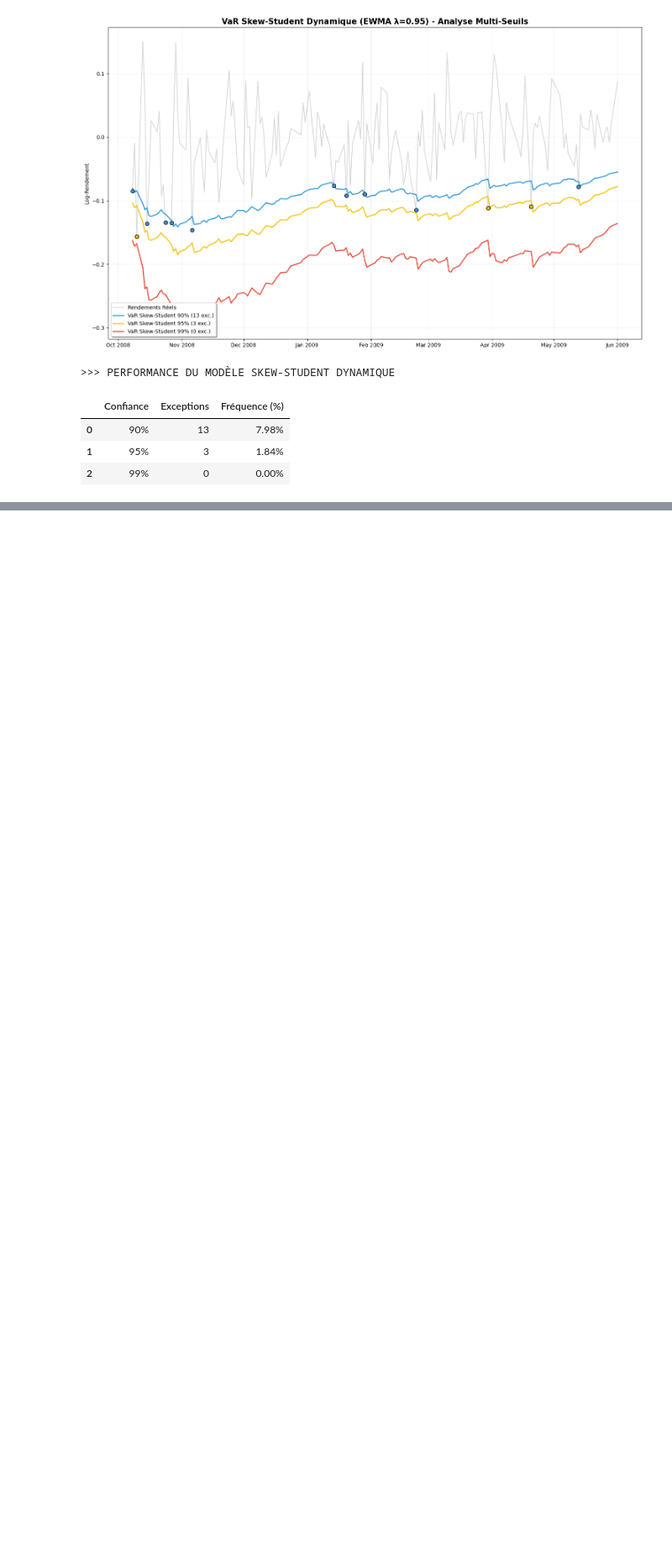
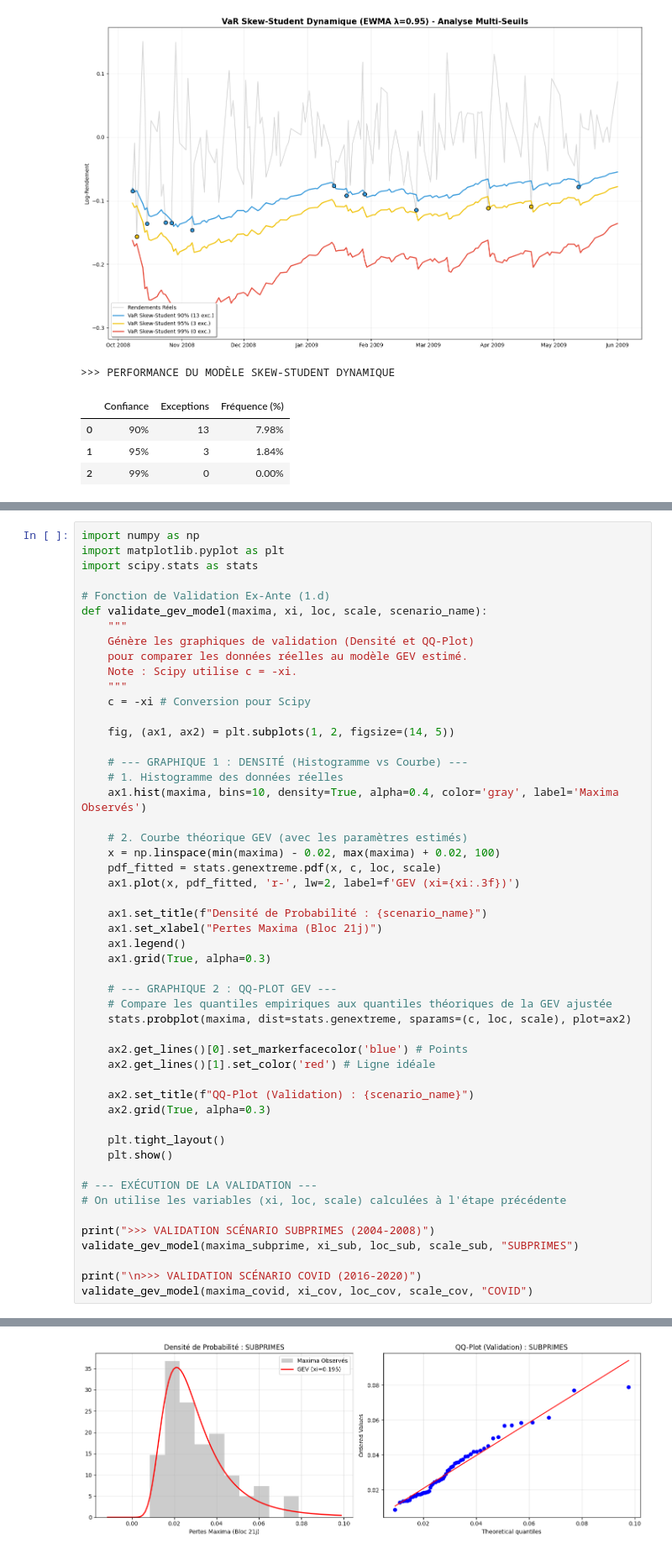
Before and after one commit to ClementYvernault/stat_risque_extreme, a Jupyter notebook: code_part_1.ipynb, the cells around one changed output, grey strips where cells are left out. Shown at 84% size. Drawn from its saved outputs; the diff is of its cells as text; blank space fills up the shorter version.

```diff
--- a/code_part_1.ipynb
+++ b/code_part_1.ipynb
@@ -1301,0 +1585,52 @@ display(pd.DataFrame(summary_skew_dyn))
+# %%
+import numpy as np
+import matplotlib.pyplot as plt
+import scipy.stats as stats
+
+# Fonction de Validation Ex-Ante (1.d)
+def validate_gev_model(maxima, xi, loc, scale, scenario_name):
+    """
+    Génère les graphiques de validation (Densité et QQ-Plot)
+    pour comparer les données réelles au modèle GEV estimé.
+    Note : Scipy utilise c = -xi.
+    """
+    c = -xi # Conversion pour Scipy
+
+    fig, (ax1, ax2) = plt.subplots(1, 2, figsize=(14, 5))
+
+    # --- GRAPHIQUE 1 : DENSITÉ (Histogramme vs Courbe) ---
+    # 1. Histogramme des données réelles
+    ax1.hist(maxima, bins=10, density=True, alpha=0.4, color='gray', label='Maxima Observés')
+
+    # 2. Courbe théorique GEV (avec les paramètres estimés)
+    x = np.linspace(min(maxima) - 0.02, max(maxima) + 0.02, 100)
+    pdf_fitted = stats.genextreme.pdf(x, c, loc, scale)
+    ax1.plot(x, pdf_fitted, 'r-', lw=2, label=f'GEV (xi={xi:.3f})')
+
+    ax1.set_title(f"Densité de Probabilité : {scenario_name}")
+    ax1.set_xlabel("Pertes Maxima (Bloc 21j)")
+    ax1.legend()
+    ax1.grid(True, alpha=0.3)
+
+    # --- GRAPHIQUE 2 : QQ-PLOT GEV ---
+    # Compare les quantiles empiriques aux quantiles théoriques de la GEV ajustée
+    stats.probplot(maxima, dist=stats.genextreme, sparams=(c, loc, scale), plot=ax2)
+
+    ax2.get_lines()[0].set_markerfacecolor('blue') # Points
+    ax2.get_lines()[1].set_color('red') # Ligne idéale
+
+    ax2.set_title(f"QQ-Plot (Validation) : {scenario_name}")
+    ax2.grid(True, alpha=0.3)
+
+    plt.tight_layout()
+    plt.show()
+
+# --- EXÉCUTION DE LA VALIDATION ---
+# On utilise les variables (xi, loc, scale) calculées à l'étape précédente
+
+print(">>> VALIDATION SCÉNARIO SUBPRIMES (2004-2008)")
+validate_gev_model(maxima_subprime, xi_sub, loc_sub, scale_sub, "SUBPRIMES")
+
+print("\n>>> VALIDATION SCÉNARIO COVID (2016-2020)")
+validate_gev_model(maxima_covid, xi_cov, loc_cov, scale_cov, "COVID")
+# %% [output]
@@ -1301,0 +1638 @@ display(pd.DataFrame(summary_skew_dyn))
+[figure, added]
```
Also changed, not shown: parts of 26 cells of this notebook, 2 other files.
